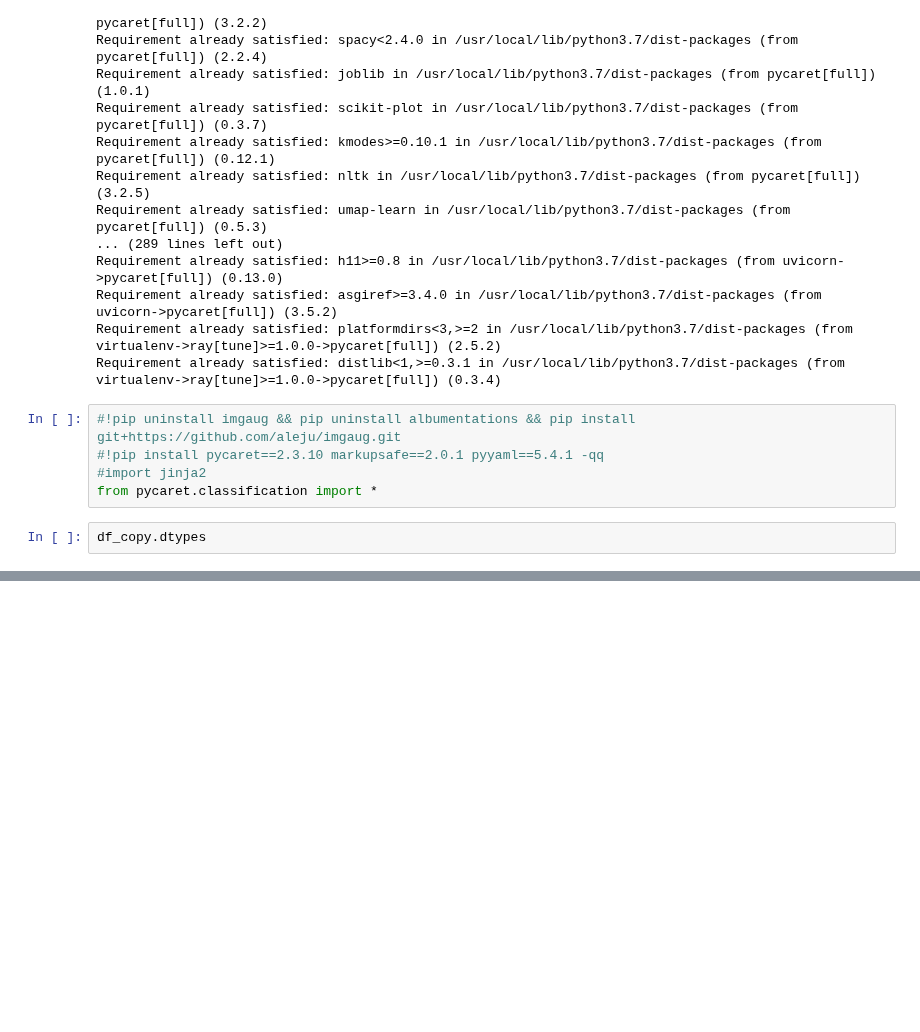
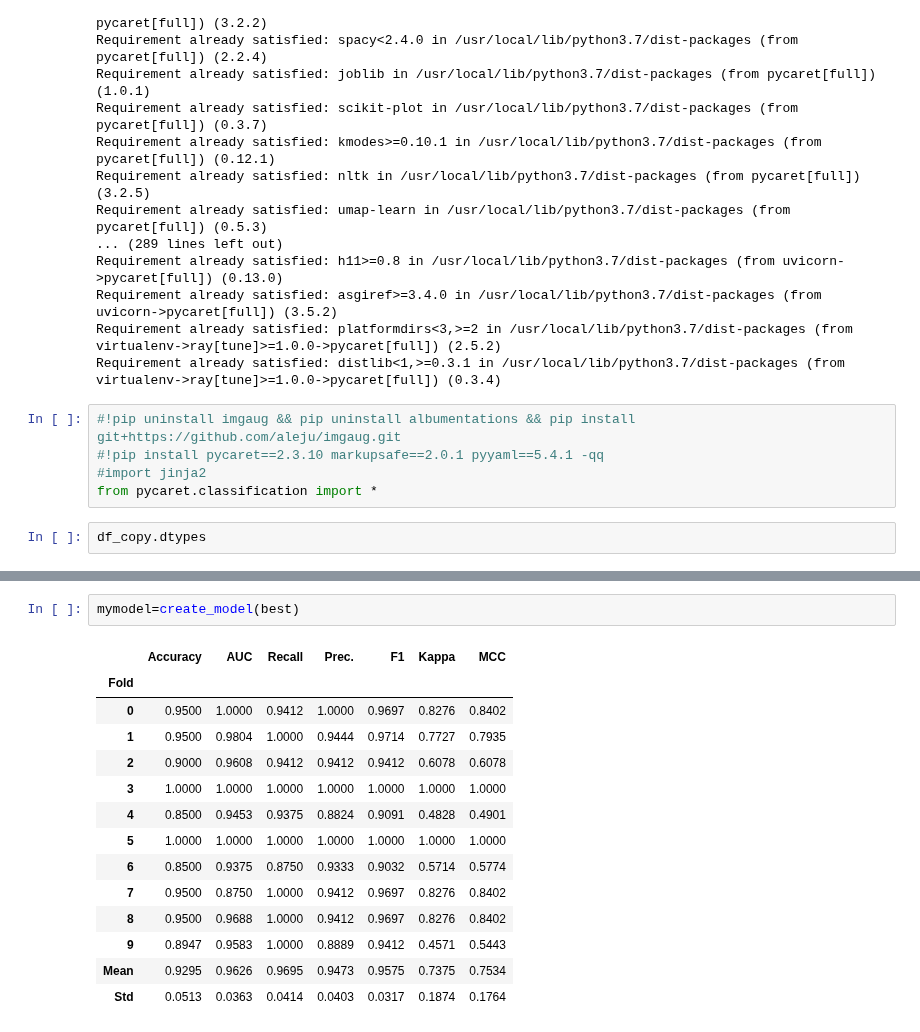
Before and after one commit to cperezgarcia/Patentes, a Jupyter notebook: Net_Promoter_Score.ipynb, the cells around one changed output, grey strips where cells are left out. Cells and saved outputs as stored; diff of their text form; blank space fills up the shorter version.

```diff
--- a/Net_Promoter_Score.ipynb
+++ b/Net_Promoter_Score.ipynb
@@ -87,0 +197,17 @@ best = compare_models()
+# %%
+mymodel=create_model(best)
+# %% [output]
+|  | Accuracy | AUC | Recall | Prec. | F1 | Kappa | MCC |
+| Fold |  |  |  |  |  |  |  |
+| 0 | 0.9500 | 1.0000 | 0.9412 | 1.0000 | 0.9697 | 0.8276 | 0.8402 |
+| 1 | 0.9500 | 0.9804 | 1.0000 | 0.9444 | 0.9714 | 0.7727 | 0.7935 |
+| 2 | 0.9000 | 0.9608 | 0.9412 | 0.9412 | 0.9412 | 0.6078 | 0.6078 |
+| 3 | 1.0000 | 1.0000 | 1.0000 | 1.0000 | 1.0000 | 1.0000 | 1.0000 |
+| 4 | 0.8500 | 0.9453 | 0.9375 | 0.8824 | 0.9091 | 0.4828 | 0.4901 |
+| 5 | 1.0000 | 1.0000 | 1.0000 | 1.0000 | 1.0000 | 1.0000 | 1.0000 |
+| 6 | 0.8500 | 0.9375 | 0.8750 | 0.9333 | 0.9032 | 0.5714 | 0.5774 |
+| 7 | 0.9500 | 0.8750 | 1.0000 | 0.9412 | 0.9697 | 0.8276 | 0.8402 |
+| 8 | 0.9500 | 0.9688 | 1.0000 | 0.9412 | 0.9697 | 0.8276 | 0.8402 |
+| 9 | 0.8947 | 0.9583 | 1.0000 | 0.8889 | 0.9412 | 0.4571 | 0.5443 |
+| Mean | 0.9295 | 0.9626 | 0.9695 | 0.9473 | 0.9575 | 0.7375 | 0.7534 |
+| Std | 0.0513 | 0.0363 | 0.0414 | 0.0403 | 0.0317 | 0.1874 | 0.1764 |
```
Also changed, not shown: parts of 9 cells of this notebook.
